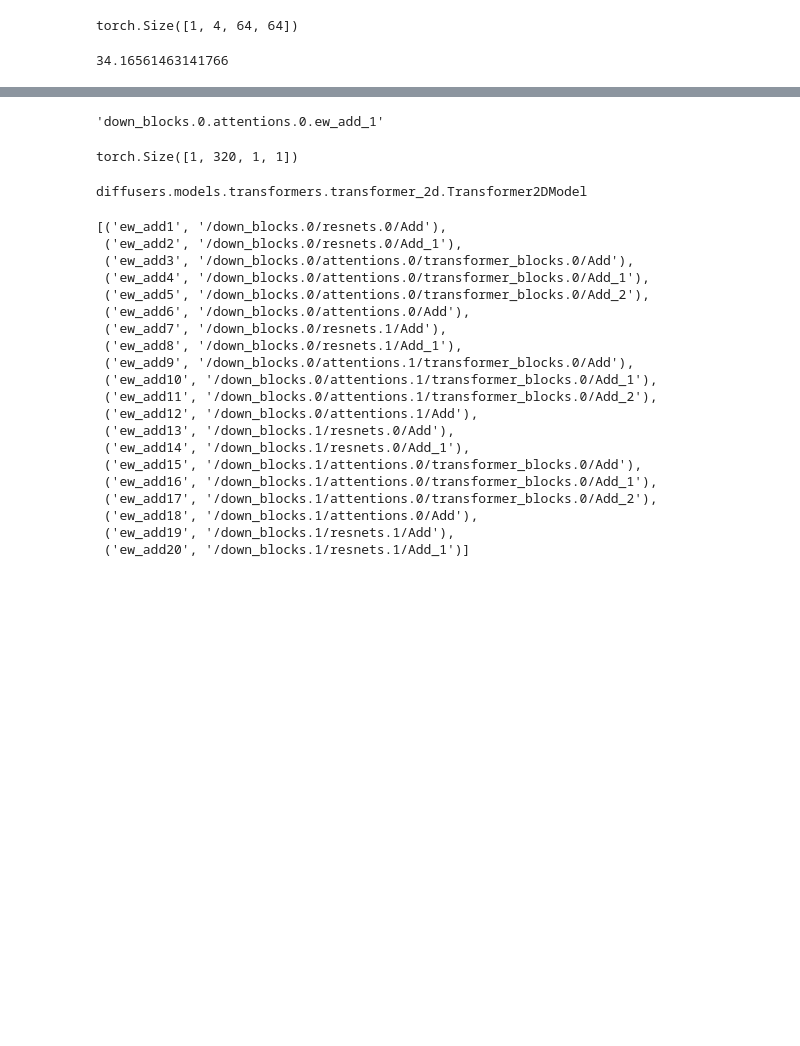
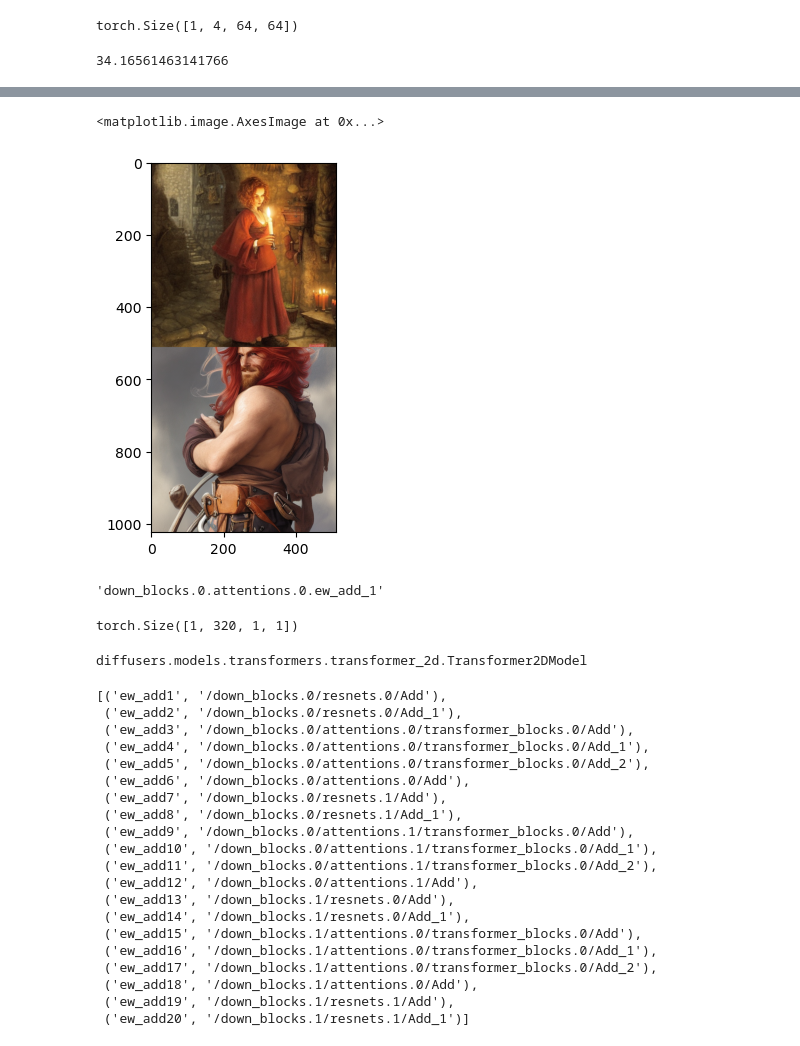
Before and after one commit to gevana/q-diffusion, a Jupyter notebook: scripts/hf15/get_params_from_accelras.ipynb, the cells around one changed output, grey strips where cells are left out. Drawn from its saved outputs; the diff is of its cells as text; code cells hidden in the pictures; blank space fills up the shorter version.

```diff
--- a/scripts/hf15/get_params_from_accelras.ipynb
+++ b/scripts/hf15/get_params_from_accelras.ipynb
@@ -153,3 +140,6 @@ torch.Size([1, 4, 64, 64])
 calc_snr(out_org[0],out_reorg[0])
 # %% [output]
 34.16561463141766
+# %%
+#pipe.unet = qnn.model
+pipe.unet = unet #qnn.model
@@ -155,0 +151,2 @@ calc_snr(out_org[0],out_reorg[0])
+# %%
+I = gen_images(pipe, 1, 20)
@@ -156,3 +156,10 @@ calc_snr(out_org[0],out_reorg[0])
+# %%
+#f,ax = plt.subplots(figsize=(32,4))
+
+plt.imshow(I)
+# %% [output]
+<matplotlib.image.AxesImage at 0x...>
+[figure, added]
 # %%
 unet.down_blocks[0].attentions[0].ew_add_1.full_name
 # %% [output]
```
Also changed, not shown: parts of 11 cells of this notebook, 1 other file.
